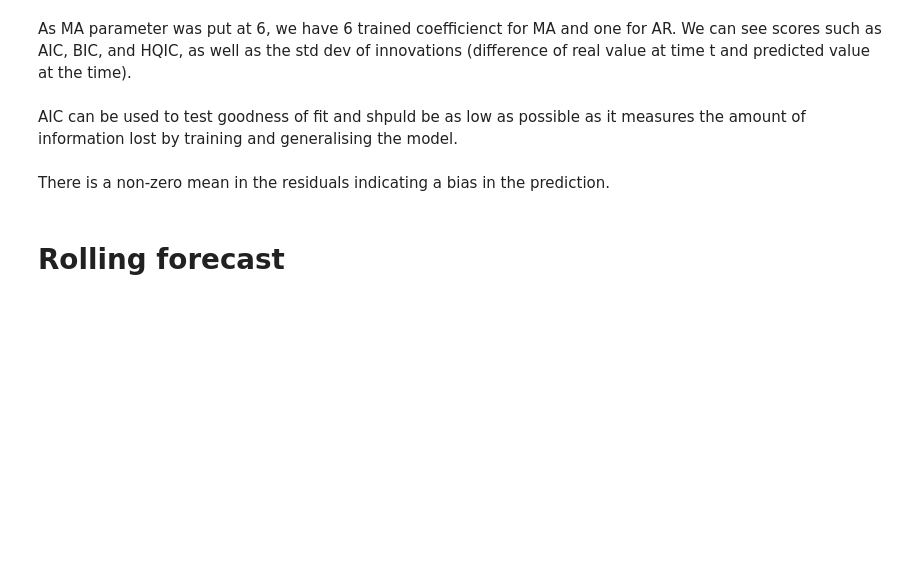
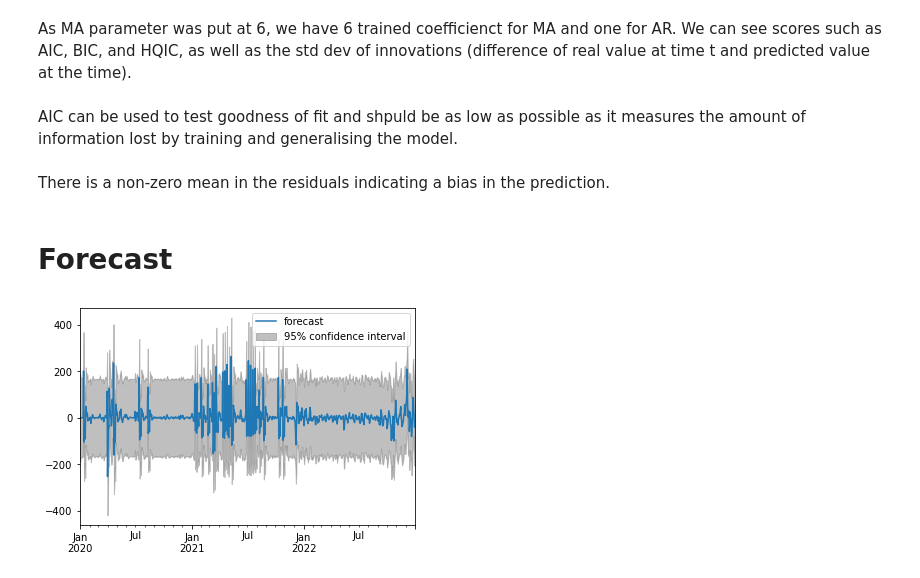
Before and after one commit to czarhirah/Econometrics, a Jupyter notebook: Zah/ARIMA v1.ipynb, the cells around one changed output. Saved outputs shown, nothing was run; the diff lists cells and outputs as text; code cells hidden in the pictures; blank space fills up the shorter version.

```diff
--- a/Zah/ARIMA v1.ipynb
+++ b/Zah/ARIMA v1.ipynb
@@ -206,4 +206,10 @@ max    23070.000000
 # %% [markdown]
 As MA parameter was put at 6, we have 6 trained coefficienct for MA and one for AR. We can see scores such as AIC, BIC, and HQIC, as well as the std dev of innovations (difference of real value at time t and predicted value at the time). <br> <br> AIC can be used to test goodness of fit and shpuld be as low as possible as it measures the amount of information lost by training and generalising the model. <br> <br> There is a non-zero mean in the residuals indicating a bias in the prediction.
-# %% [markdown]
-# Rolling forecast
+# %% [markdown]
+# Forecast
+# %%
+# Actual vs Fitted
+plot_predict(model, dynamic=False)
+plt.show()
+# %% [output]
+[figure, added]
```
Also changed, not shown: parts of 11 cells of this notebook, 1 other file.
